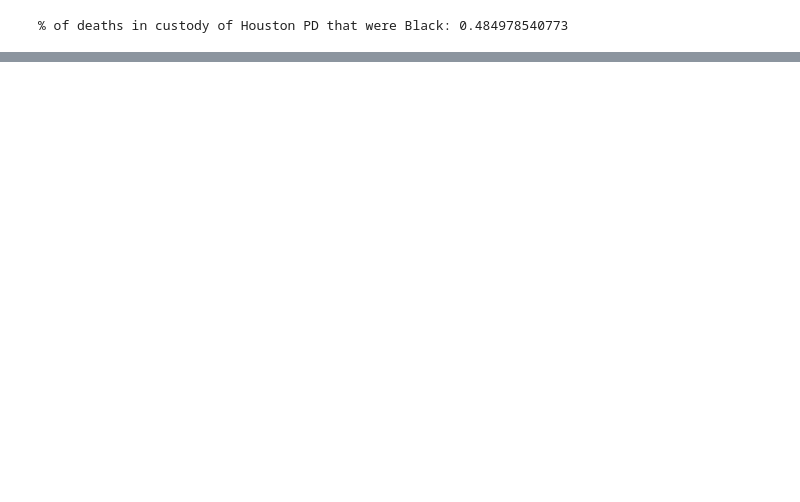
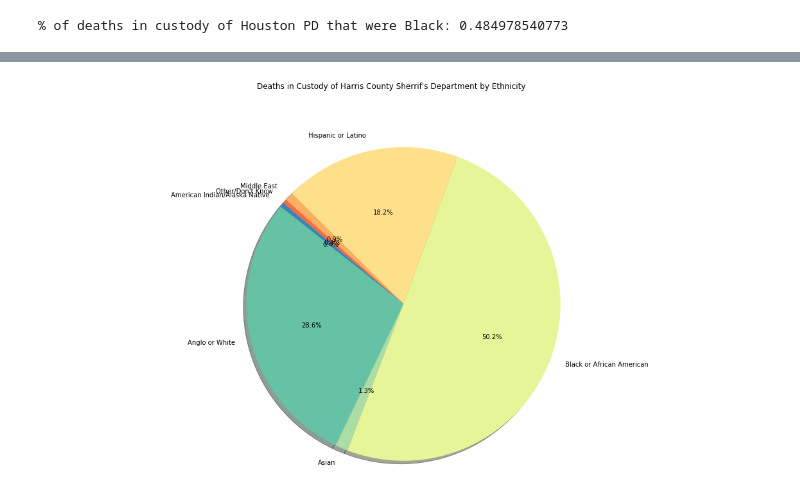
Before and after one commit to circushaase/Capstone2, a Jupyter notebook: data_explore.ipynb, the cells around one changed output, grey strips where cells are left out. Cells and saved outputs as stored; diff of their text form; code cells hidden in the pictures; blank space fills up the shorter version.

```diff
--- a/data_explore.ipynb
+++ b/data_explore.ipynb
@@ -320,0 +248,25 @@ show(p)
+# %%
+#Create df for Harris County
+total= []
+for r in majdept['Harris County Sheriff\'s Dept.']:
+    total.append(r)
+harris = pd.DataFrame()
+harris['ethnicity'] = majdept.index
+harris['value'] = total
+harris = harris.dropna()
+# %%
+# Pie chart of Harris County Deaths by Ethnicity
+labels = harris['ethnicity']
+sizes = harris['value']
+#explode = (0.1, 0, 0, 0)  # explode 1st slice
+
+# Plot
+plt.pie(sizes, explode= None, labels=labels, colors=Spectral8,
+        autopct='%1.1f%%', shadow=True, startangle=140)
+
+plt.axis('equal')
+plt.suptitle('Deaths in Custody of Harris County Sherrif\'s Department by Ethnicity')
+plt.rcParams["figure.figsize"] = (10,12)
+plt.show()
+# %% [output]
+[figure, added]
```
Also changed, not shown: parts of 48 cells of this notebook, 2 other files.
